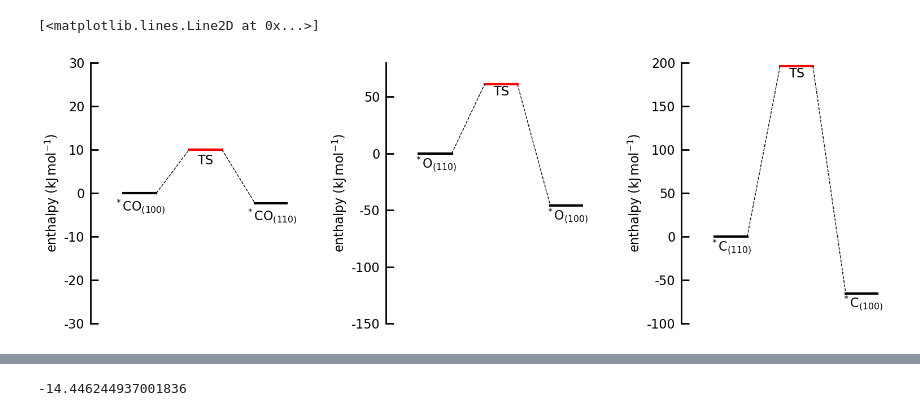
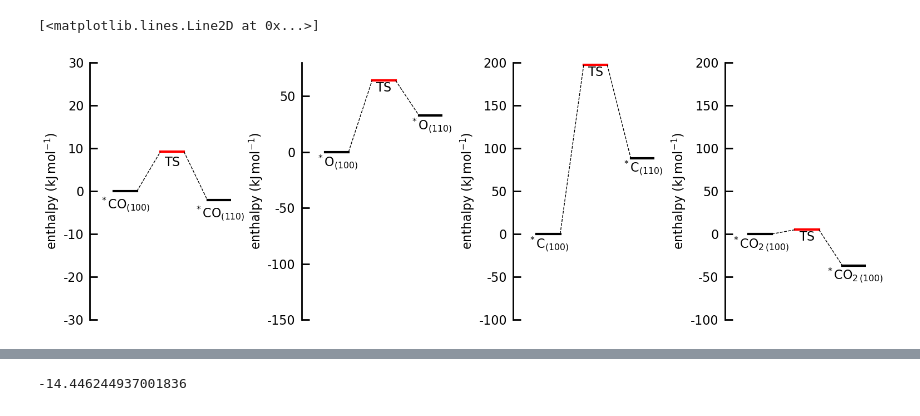
Before and after one commit to bjkreitz/multifacet, a Jupyter notebook: TPD/scripts/Diffusion_PES.ipynb, the cells around one changed output, grey strips where cells are left out. Cells and saved outputs as stored; diff of their text form; code cells hidden in the pictures.

```diff
--- a/TPD/scripts/Diffusion_PES.ipynb
+++ b/TPD/scripts/Diffusion_PES.ipynb
@@ -402,10 +507,11 @@ ax2.plot((2,2.5),(ts,final),linestyle='dashed',color='k', linewidth=1)
 # %%
-gs = gridspec.GridSpec(nrows=1, ncols=3)
+gs = gridspec.GridSpec(nrows=1, ncols=4)
 gs.update(wspace=0.5, hspace=0.4)
 
 ax0 = plt.subplot(gs[0, 0])
 ax1 = plt.subplot(gs[0, 1])
 ax2 = plt.subplot(gs[0, 2])
+ax3 = plt.subplot(gs[0, 3])
 
 ax0.set_ylim([-30,30])
 ax0.set_xlim([0,3])
@@ -431,6 +537,15 @@ ax2.spines['top'].set_visible(False)
 ax2.spines['bottom'].set_visible(False)
 ax2.set_ylabel('$\mathrm{enthalpy\ (kJ\,mol^{-1})}$')
 
+ax3.set_ylim([-100,200])
+ax3.set_xlim([0,3])
+ax3.get_xaxis().set_visible(False)
+ax3.spines['right'].set_visible(False)
+ax3.spines['top'].set_visible(False)
+ax3.spines['bottom'].set_visible(False)
+ax3.set_ylabel('$\mathrm{enthalpy\ (kJ\,mol^{-1})}$')
+
+
 va_offset=1
 idx=surf110.species_index(2)
 Hf_CO_110=surf110.standard_enthalpies_RT[idx]*ct.gas_constant*T/1e6
@@ -444,7 +559,7 @@ ax0.plot((0.5,1),(initial,initial),linestyle='solid',color='k')
 ax0.text(0.75,initial-va_offset,'$\mathrm{^*CO_{(100)}}$',va='top',ha='center',size=16)
 
 #CO_100
-ts=Hf_CO_100-Hf_ref+10
+ts=Hf_CO_100-Hf_ref+9.2
 ax0.plot((1.5,2),(ts,ts),linestyle='solid',color='r')
 ax0.text(1.75,ts-va_offset,'$\mathrm{TS}$',va='top',ha='center',size=16)
 
@@ -462,55 +577,80 @@ idx=surf110.species_index(1)
 Hf_O_110=surf110.standard_enthalpies_RT[idx]*ct.gas_constant*T/1e6
 Hf_O_100=surf100.standard_enthalpies_RT[idx]*ct.gas_constant*T/1e6
 
-Hf_ref=Hf_O_110
+Hf_ref=Hf_O_100
 #############old approach#####################
-#O_110
-initial=Hf_O_110-Hf_ref
+#O_100
+initial=Hf_O_100-Hf_ref
 ax1.plot((0.5,1),(initial,initial),linestyle='solid',color='k')
-ax1.text(0.75,initial-va_offset,'$\mathrm{^*O_{(110)}}$',va='top',ha='center',size=16)
+ax1.text(0.75,initial-va_offset,'$\mathrm{^*O_{(100)}}$',va='top',ha='center',size=16)
 
-#O_110
-ts=Hf_O_110-Hf_ref+61
+#O_100
+ts=Hf_O_100-Hf_ref+64
 ax1.plot((1.5,2),(ts,ts),linestyle='solid',color='r')
 ax1.text(1.75,ts-va_offset,'$\mathrm{TS}$',va='top',ha='center',size=16)
 
-#O_100
-final=Hf_O_100-Hf_ref
+#O_110
+final=Hf_O_110-Hf_ref
 ax1.plot((2.5,3),(final,final),linestyle='solid',color='k')
-ax1.text(2.75,final-va_offset,'$\mathrm{^*O_{(100)}}$',va='top',ha='center',size=16)
+ax1.text(2.75,final-va_offset,'$\mathrm{^*O_{(110)}}$',va='top',ha='center',size=16)
 
 #connecting lines
 ax1.plot((1,1.5),(initial,ts),linestyle='dashed',color='k', linewidth=1)
 ax1.plot((2,2.5),(ts,final),linestyle='dashed',color='k', linewidth=1)
 
 ####C
 idx=surf111.species_index(3)
 Hf_C_110=surf110.standard_enthalpies_RT[idx]*ct.gas_constant*T/1e6
 Hf_C_100=surf100.standard_enthalpies_RT[idx]*ct.gas_constant*T/1e6
-Hf_ref=Hf_C_110
-#C_110
-initial=Hf_C_110-Hf_ref
+Hf_ref=Hf_C_100
+#C_100
+initial=Hf_C_100-Hf_ref
 ax2.plot((0.5,1),(initial,initial),linestyle='solid',color='k')
-ax2.text(0.75,initial-va_offset,'$\mathrm{^*C_{(110)}}$',va='top',ha='center',size=16)
+ax2.text(0.75,initial-va_offset,'$\mathrm{^*C_{(100)}}$',va='top',ha='center',size=16)
 
-#C_110
-ts=Hf_C_110-Hf_ref+196
+#C_100
+ts=Hf_C_100-Hf_ref+197.4
 ax2.plot((1.5,2),(ts,ts),linestyle='solid',color='r')
 ax2.text(1.75,ts-va_offset,'$\mathrm{TS}$',va='top',ha='center',size=16)
 
-#C_100
-final=Hf_C_100-Hf_ref
+#C_110
+final=Hf_C_110-Hf_ref
 ax2.plot((2.5,3),(final,final),linestyle='solid',color='k')
-ax2.text(2.75,final-va_offset,'$\mathrm{^*C_{(100)}}$',va='top',ha='center',size=16)
+ax2.text(2.75,final-va_offset,'$\mathrm{^*C_{(110)}}$',va='top',ha='center',size=16)
 
 #connecting lines
 ax2.plot((1,1.5),(initial,ts),linestyle='dashed',color='k', linewidth=1)
 ax2.plot((2,2.5),(ts,final),linestyle='dashed',color='k', linewidth=1)
 
+
+####CO2
+idx=surf111.species_index(4)
+Hf_CO2_110=surf110.standard_enthalpies_RT[idx]*ct.gas_constant*T/1e6
+Hf_CO2_100=surf100.standard_enthalpies_RT[idx]*ct.gas_constant*T/1e6
+Hf_ref=Hf_CO2_100
+#CO2_100
+initial=Hf_CO2_100-Hf_ref
+ax3.plot((0.5,1),(initial,initial),linestyle='solid',color='k')
+ax3.text(0.75,initial-va_offset,'$\mathrm{^*CO_{2\, (100)}}$',va='top',ha='center',size=16)
+
+#CO2_100
+ts=Hf_CO2_100-Hf_ref+5
+ax3.plot((1.5,2),(ts,ts),linestyle='solid',color='r')
+ax3.text(1.75,ts-va_offset,'$\mathrm{TS}$',va='top',ha='center',size=16)
+
+#CO2_110
+final=Hf_CO2_110-Hf_ref
+ax3.plot((2.5,3),(final,final),linestyle='solid',color='k')
+ax3.text(2.75,final-va_offset,'$\mathrm{^*CO_{2\, (100)}}$',va='top',ha='center',size=16)
+
+#connecting lines
+ax3.plot((1,1.5),(initial,ts),linestyle='dashed',color='k', linewidth=1)
+ax3.plot((2,2.5),(ts,final),linestyle='dashed',color='k', linewidth=1)
+
 #plt.savefig('diffusion_barriers_111to211.pdf', bbox_inches='tight', transparent=False)
 # %% [output]
 [<matplotlib.lines.Line2D at 0x...>]
-[figure, old version]
+[figure, new version]
 # %%
 # Compare the different enthalpies of formation of the species
 gs = gridspec.GridSpec(nrows=1, ncols=4)
```
Also changed, not shown: parts of 4 cells of this notebook, 9 other files.
